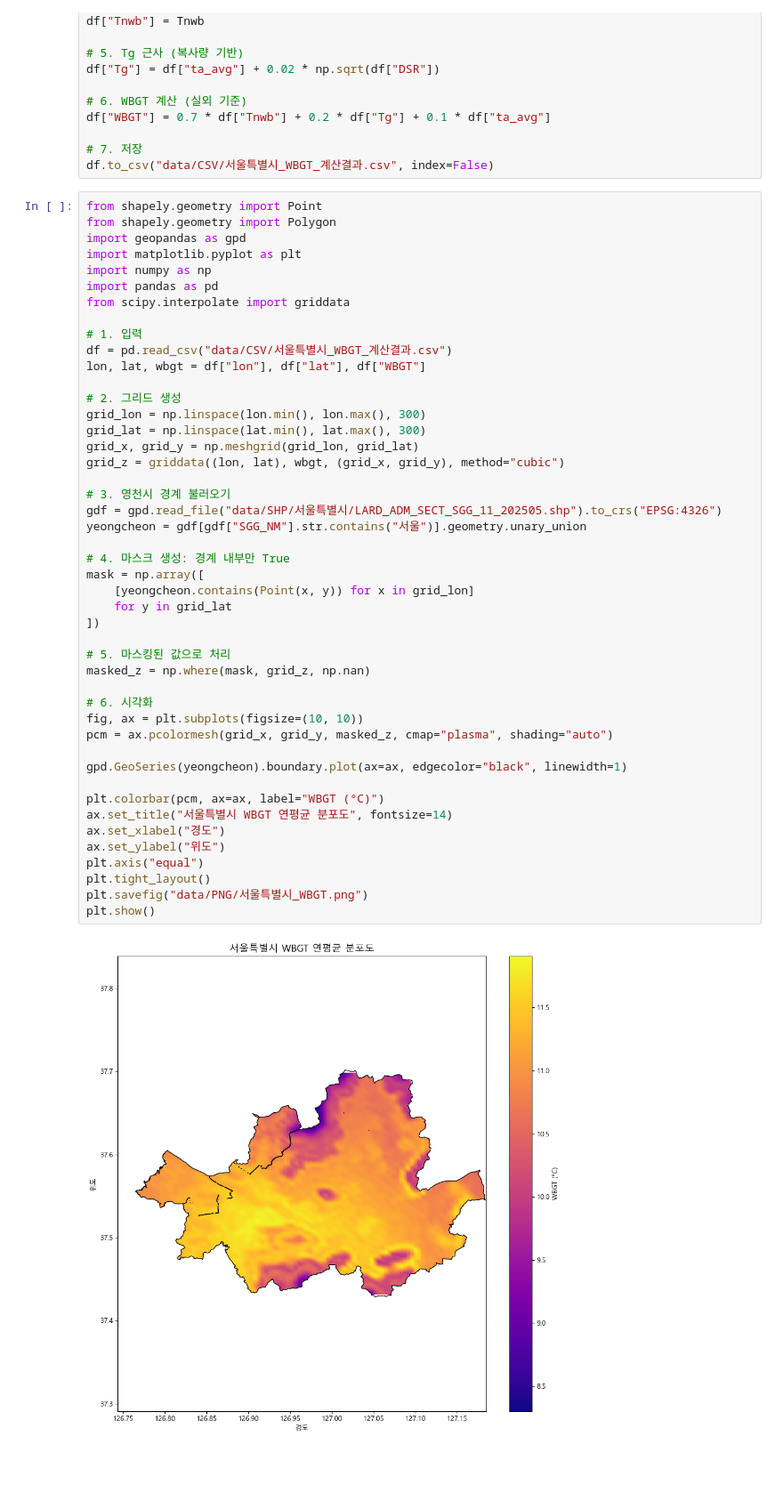
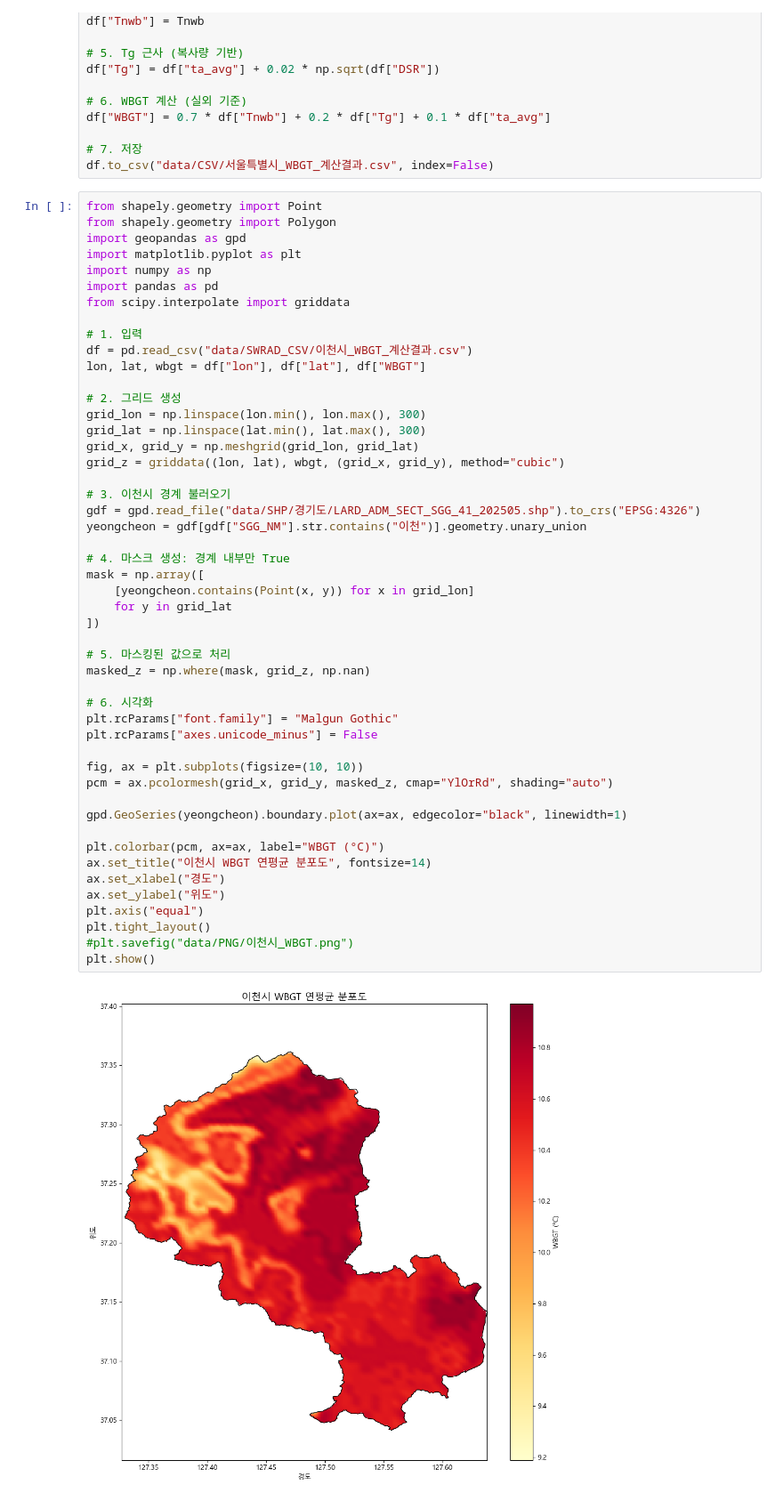
Before and after one commit to wint3rx3/YCmeat, a Jupyter notebook: SWRAD.ipynb, the cells around one changed output. Shown at 89% size. Drawn from its saved outputs; the diff is of its cells as text; blank space fills up the shorter version.

```diff
--- a/SWRAD.ipynb
+++ b/SWRAD.ipynb
@@ -116,41 +116,44 @@ import pandas as pd
 from scipy.interpolate import griddata
 
 # 1. 입력
-df = pd.read_csv("data/CSV/서울특별시_WBGT_계산결과.csv")
+df = pd.read_csv("data/SWRAD_CSV/이천시_WBGT_계산결과.csv")
 lon, lat, wbgt = df["lon"], df["lat"], df["WBGT"]
 
 # 2. 그리드 생성
 grid_lon = np.linspace(lon.min(), lon.max(), 300)
 grid_lat = np.linspace(lat.min(), lat.max(), 300)
 grid_x, grid_y = np.meshgrid(grid_lon, grid_lat)
 grid_z = griddata((lon, lat), wbgt, (grid_x, grid_y), method="cubic")
 
-# 3. 영천시 경계 불러오기
-gdf = gpd.read_file("data/SHP/서울특별시/LARD_ADM_SECT_SGG_11_202505.shp").to_crs("EPSG:4326")
-yeongcheon = gdf[gdf["SGG_NM"].str.contains("서울")].geometry.unary_union
+# 3. 이천시 경계 불러오기
+gdf = gpd.read_file("data/SHP/경기도/LARD_ADM_SECT_SGG_41_202505.shp").to_crs("EPSG:4326")
+yeongcheon = gdf[gdf["SGG_NM"].str.contains("이천")].geometry.unary_union
 
 # 4. 마스크 생성: 경계 내부만 True
 mask = np.array([
     [yeongcheon.contains(Point(x, y)) for x in grid_lon]
     for y in grid_lat
 ])
 
 # 5. 마스킹된 값으로 처리
 masked_z = np.where(mask, grid_z, np.nan)
 
 # 6. 시각화
+plt.rcParams["font.family"] = "Malgun Gothic"
+plt.rcParams["axes.unicode_minus"] = False
+
 fig, ax = plt.subplots(figsize=(10, 10))
-pcm = ax.pcolormesh(grid_x, grid_y, masked_z, cmap="plasma", shading="auto")
+pcm = ax.pcolormesh(grid_x, grid_y, masked_z, cmap="YlOrRd", shading="auto")
 
 gpd.GeoSeries(yeongcheon).boundary.plot(ax=ax, edgecolor="black", linewidth=1)
 
 plt.colorbar(pcm, ax=ax, label="WBGT (°C)")
-ax.set_title("서울특별시 WBGT 연평균 분포도", fontsize=14)
+ax.set_title("이천시 WBGT 연평균 분포도", fontsize=14)
 ax.set_xlabel("경도")
 ax.set_ylabel("위도")
 plt.axis("equal")
 plt.tight_layout()
-plt.savefig("data/PNG/서울특별시_WBGT.png")
+#plt.savefig("data/PNG/이천시_WBGT.png")
 plt.show()
 # %% [output]
-[figure, old version]
+[figure, new version]
```
Also changed, not shown: parts of 1 cell of this notebook, 41 other files.
